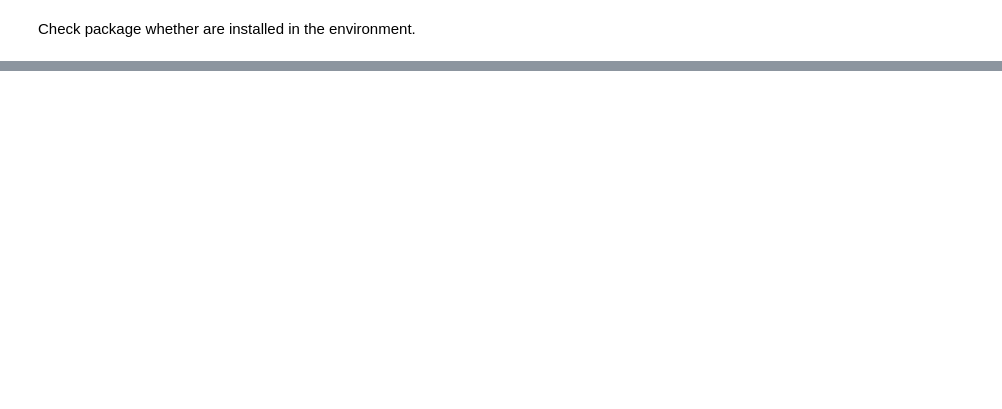
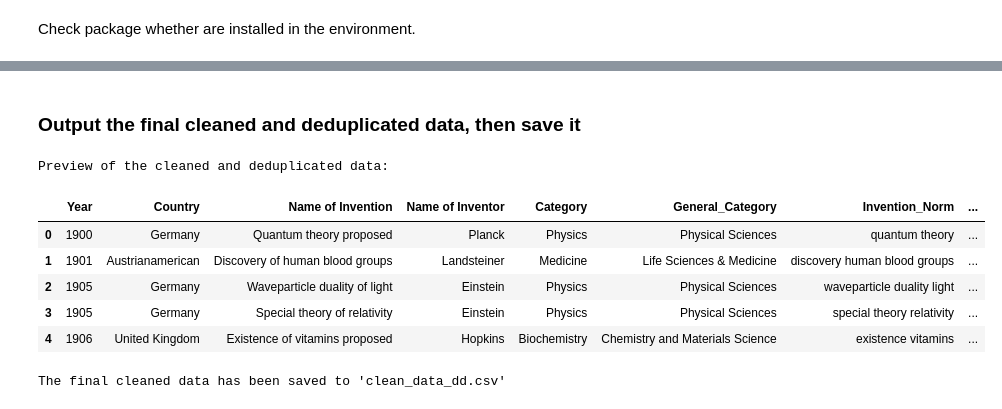
Before and after one commit to Foster-Ellis/DALAS-EDA-PROJECT, a Jupyter notebook: src/clean_scripts/data_clean.ipynb, the cells around one changed output, grey strips where cells are left out. Drawn from its saved outputs; the diff is of its cells as text; code cells hidden in the pictures; blank space fills up the shorter version.

```diff
--- a/src/clean_scripts/data_clean.ipynb
+++ b/src/clean_scripts/data_clean.ipynb
@@ -183,0 +187,8 @@ Deduplication complete. Results saved to 'deduped_data.csv'.
+# %%
+df1 = pd.read_csv('../../raw_data/clean_data/clean_data_yann_1.csv')
+df2 = pd.read_csv('../../raw_data/clean_data/clean_data_yann_2.csv')
+df3 = pd.read_csv('../../raw_data/clean_data/clean_data_yann_3.csv')
+
+# Concatenate all data into one DataFrame
+df = pd.concat([df1, df2, df3], ignore_index=True)
+print("number of origin data：", len(df))
@@ -183,0 +199,8 @@ Deduplication complete. Results saved to 'deduped_data.csv'.
+# %%
+df_clean = df.copy()
+
+# Punctuation cleaning for all string type fields
+for col in df_clean.columns:
+    df_clean[col] = df_clean[col].apply(remove_punctuation)
+
+df_clean.head()
@@ -183,0 +403,18 @@ Deduplication complete. Results saved to 'deduped_data.csv'.
+# %% [markdown]
+### Output the final cleaned and deduplicated data, then save it
+# %%
+print("Preview of the cleaned and deduplicated data:")
+display(df_dedup.head())
+
+# Save to a new CSV file to avoid overwriting the original file
+df_dedup.to_csv('../../raw_data/clean_data/clean_data_dd.csv', index=False)
+print("The final cleaned data has been saved to 'clean_data_dd.csv'")
+# %% [output]
+Preview of the cleaned and deduplicated data:
+|  | Year | Country | Name of Invention | Name of Inventor | Category | General_Category | Invention_Norm | ... |
+| 0 | 1900 | Germany | Quantum theory proposed | Planck | Physics | Physical Sciences | quantum theory | ... |
+| 1 | 1901 | Austrianamerican | Discovery of human blood groups | Landsteiner | Medicine | Life Sciences & Medicine | discovery human blood groups | ... |
+| 2 | 1905 | Germany | Waveparticle duality of light | Einstein | Physics | Physical Sciences | waveparticle duality light | ... |
+| 3 | 1905 | Germany | Special theory of relativity | Einstein | Physics | Physical Sciences | special theory relativity | ... |
+| 4 | 1906 | United Kingdom | Existence of vitamins proposed | Hopkins | Biochemistry | Chemistry and Materials Science | existence vitamins | ... |
+The final cleaned data has been saved to 'clean_data_dd.csv'
```
Also changed, not shown: parts of 24 cells of this notebook, 5 other files.
